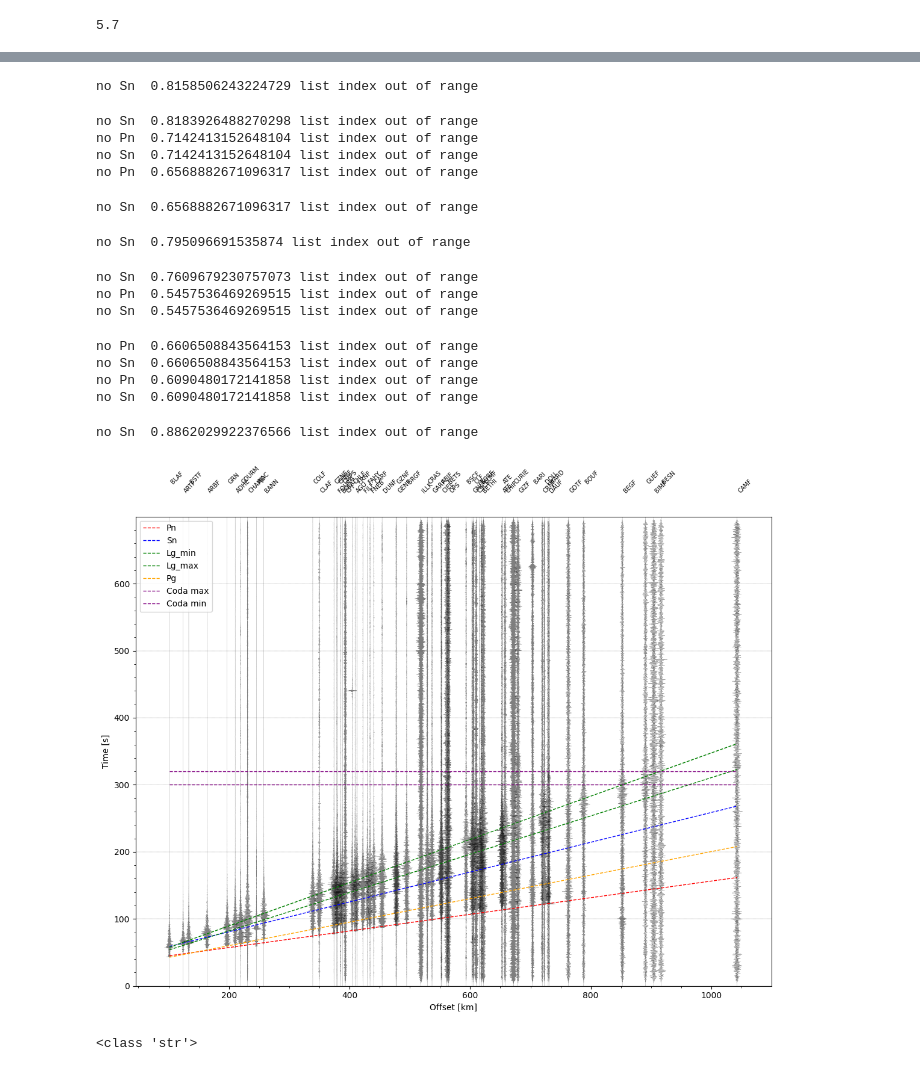
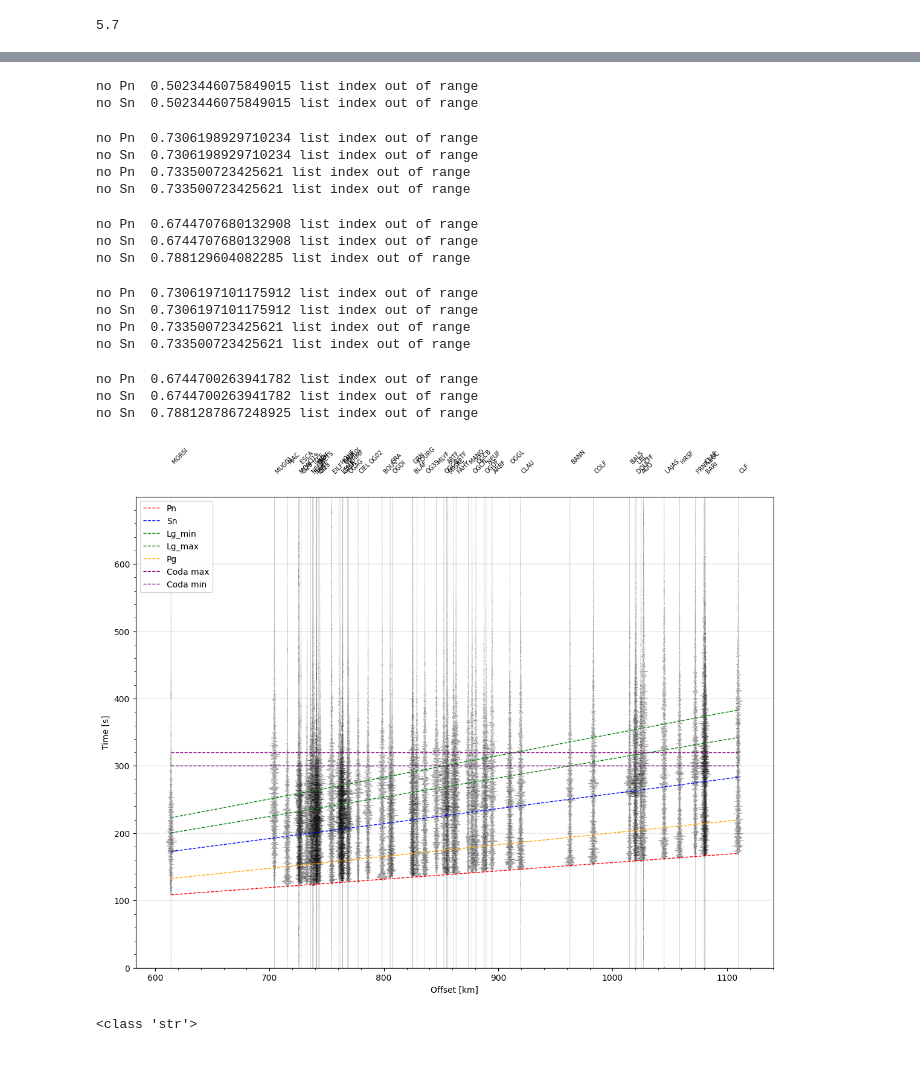
Before and after one commit to schreinerl/Lg_waves, a Jupyter notebook: siteeffect_plotting.ipynb, the cells around one changed output, grey strips where cells are left out. Drawn from its saved outputs; the diff is of its cells as text; code cells hidden in the pictures.

```diff
--- a/siteeffect_plotting.ipynb
+++ b/siteeffect_plotting.ipynb
@@ -44,11 +44,11 @@ catalogue_5 = catalogue_5[catalogue_5['mag'] >= 4.0].reset_index(drop=True)
 
 #catalogue_5 = pd.read_csv('/home/schreinl/Stage/Data/eq_4_france.csv')
 #catalogue_5 = catalogue_5[catalogue_5['mag'] >= 4.0].reset_index(drop=True)
-start = UTCDateTime(catalogue_5['time'][172]) -25
+start = UTCDateTime(catalogue_5['time'][32]) -25
 print(start)
 end = start + 700
-eq_lon = float(catalogue_5['longitude'][172])
-eq_lat = float(catalogue_5['latitude'][172])
+eq_lon = float(catalogue_5['longitude'][32])
+eq_lat = float(catalogue_5['latitude'][32])
 st_all, stations_all, plot = big_downloader2(datacenters, start, end, eq_lon, eq_lat, distmin, distmax, directory, plot=False)
 time_string = UTCDateTime.strftime(start, format="%Y_%m_%dT%H_%M_%S")
 
@@ -69,19 +69,20 @@ Earthquake at 2025-03-18T17:45:01.100000Z with magnitude 4.0
-no Sn  0.8158506243224729 list index out of range
+no Pn  0.5023446075849015 list index out of range
+no Sn  0.5023446075849015 list index out of range
-no Sn  0.8183926488270298 list index out of range
-no Pn  0.7142413152648104 list index out of range
-no Sn  0.7142413152648104 list index out of range
-no Pn  0.6568882671096317 list index out of range
+no Pn  0.7306198929710234 list index out of range
+no Sn  0.7306198929710234 list index out of range
+no Pn  0.733500723425621 list index out of range
+no Sn  0.733500723425621 list index out of range
-no Sn  0.6568882671096317 list index out of range
+no Pn  0.6744707680132908 list index out of range
+no Sn  0.6744707680132908 list index out of range
+no Sn  0.788129604082285 list index out of range
-no Sn  0.795096691535874 list index out of range
+no Pn  0.7306197101175912 list index out of range
+no Sn  0.7306197101175912 list index out of range
+no Pn  0.733500723425621 list index out of range
+no Sn  0.733500723425621 list index out of range
-no Sn  0.7609679230757073 list index out of range
-no Pn  0.5457536469269515 list index out of range
-no Sn  0.5457536469269515 list index out of range
+no Pn  0.6744700263941782 list index out of range
+no Sn  0.6744700263941782 list index out of range
+no Sn  0.7881287867248925 list index out of range
-no Pn  0.6606508843564153 list index out of range
-no Sn  0.6606508843564153 list index out of range
-no Pn  0.6090480172141858 list index out of range
-no Sn  0.6090480172141858 list index out of range
-no Sn  0.8862029922376566 list index out of range
-[figure, old version]
+[figure, new version]
 # %%
 print(type(time_string))
 # %% [output]
```
Also changed, not shown: parts of 2 cells of this notebook, 3 other files.
